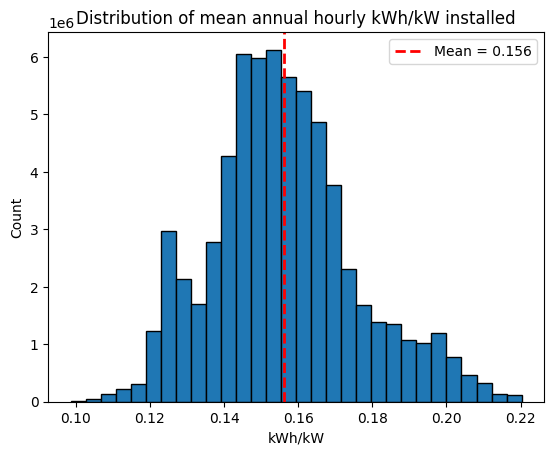
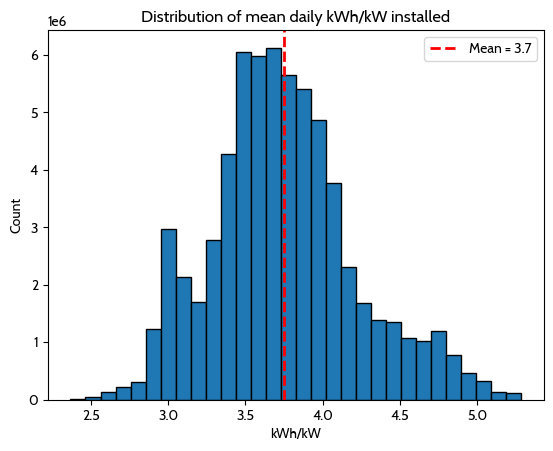
The notebook cell's code change between the first figure and the second:
--- before
+++ after
@@ -1,4 +1,4 @@
 plt.hist(
-    agents_solar["mean_cf"],
+    agents_solar["mean_cf"]*24,
     bins=30,
     weights=agents_solar["customers_in_bin_initial"],
@@ -6,9 +6,9 @@
 )
 plt.axvline(weighted_mean_cf, color="red", linestyle="--", linewidth=2,
-            label=f"Mean = {weighted_mean_cf:.3f}")
+            label=f"Mean = {weighted_mean_cf:.1f}")
 
 plt.xlabel("kWh/kW")
 plt.ylabel("Count")
-plt.title("Distribution of mean annual hourly kWh/kW installed")
+plt.title("Distribution of mean daily kWh/kW installed")
 plt.legend()
 plt.show()

Commit: Updating bar plot